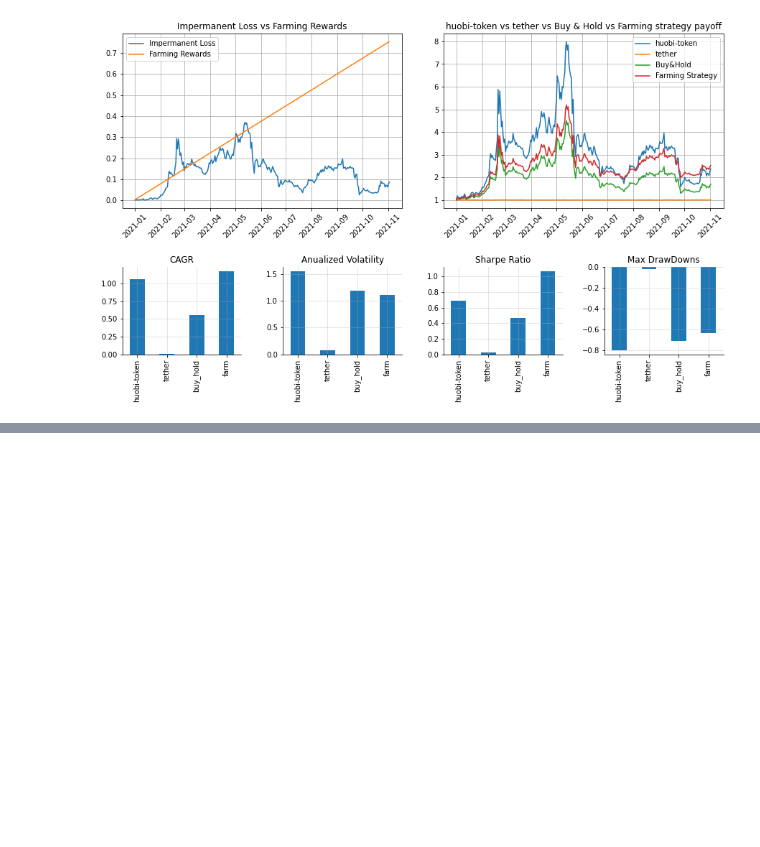
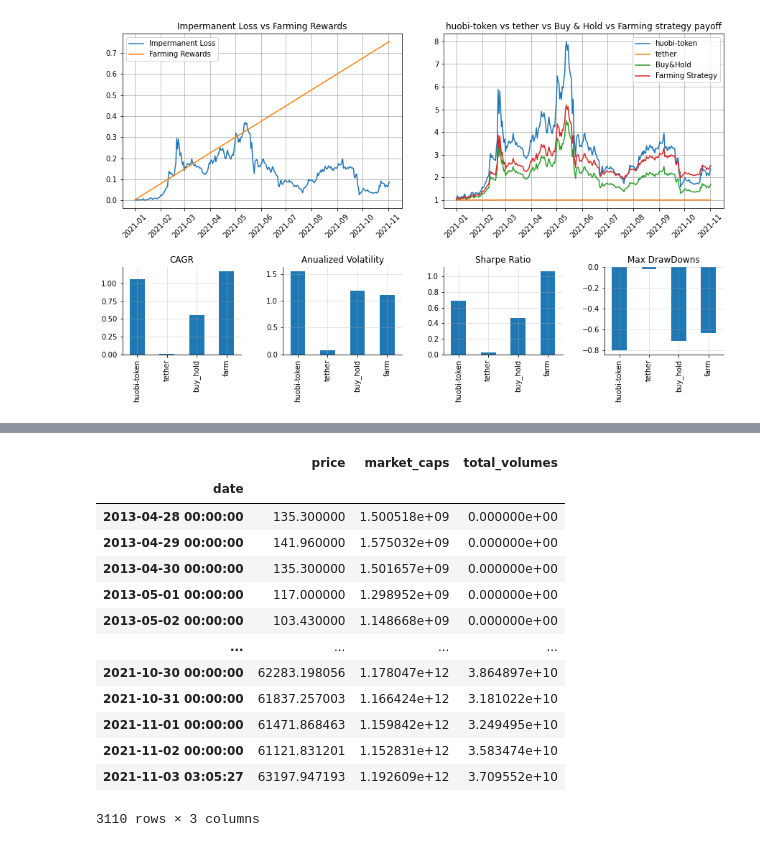
Before and after one commit to gauss314/defi, a Jupyter notebook: defi/test.ipynb, the cells around one changed output, grey strips where cells are left out. Cells and saved outputs as stored; diff of their text form; code cells hidden in the pictures; blank space fills up the shorter version.

```diff
--- a/defi/test.ipynb
+++ b/defi/test.ipynb
@@ -111,0 +132,17 @@ Downloading tether
+# %%
+dft.geckoHistorical('bitcoin')
+# %% [output]
+|  | price | market_caps | total_volumes |
+| date |  |  |  |
+| 2013-04-28 00:00:00 | 135.300000 | 1.500518e+09 | 0.000000e+00 |
+| 2013-04-29 00:00:00 | 141.960000 | 1.575032e+09 | 0.000000e+00 |
+| 2013-04-30 00:00:00 | 135.300000 | 1.501657e+09 | 0.000000e+00 |
+| 2013-05-01 00:00:00 | 117.000000 | 1.298952e+09 | 0.000000e+00 |
+| 2013-05-02 00:00:00 | 103.430000 | 1.148668e+09 | 0.000000e+00 |
+| ... | ... | ... | ... |
+| 2021-10-30 00:00:00 | 62283.198056 | 1.178047e+12 | 3.864897e+10 |
+| 2021-10-31 00:00:00 | 61837.257003 | 1.166424e+12 | 3.181022e+10 |
+| 2021-11-01 00:00:00 | 61471.868463 | 1.159842e+12 | 3.249495e+10 |
+| 2021-11-02 00:00:00 | 61121.831201 | 1.152831e+12 | 3.583474e+10 |
+| 2021-11-03 03:05:27 | 63197.947193 | 1.192609e+12 | 3.709552e+10 |
+3110 rows × 3 columns
```
Also changed, not shown: parts of 2 cells of this notebook, 2 other files.
